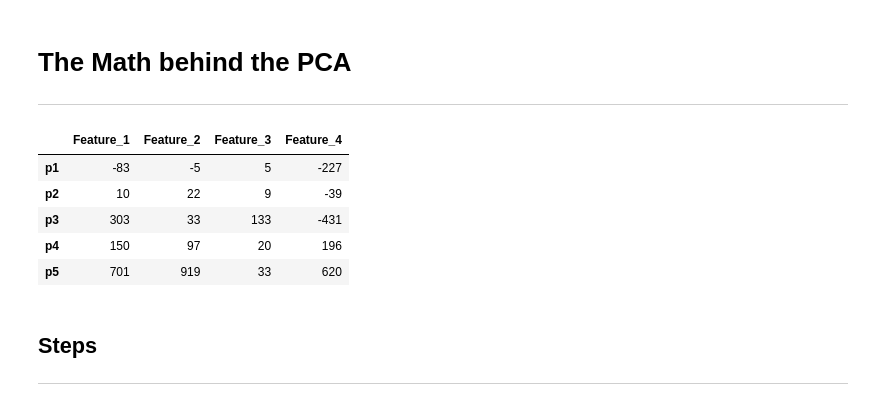
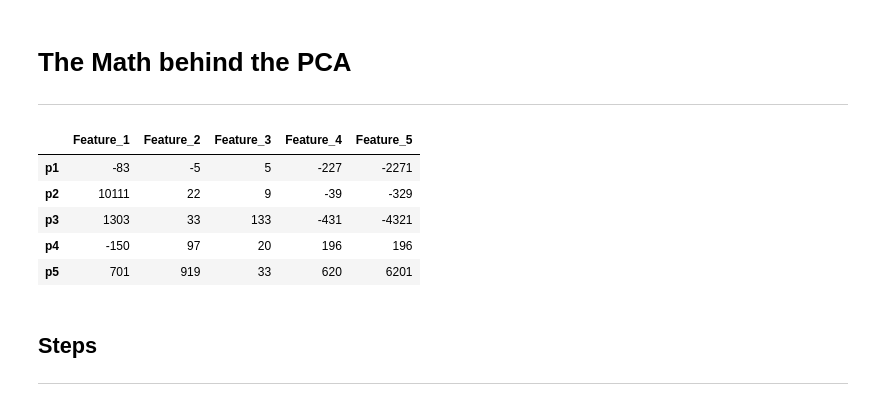
Before and after one commit to plamensve/Principal-Component-Analysis-from-Scratch, a Jupyter notebook: notebooks/math_behing_the_algo.ipynb, the cells around one changed output. Saved outputs shown, nothing was run; the diff lists cells and outputs as text; code cells hidden in the pictures.

```diff
--- a/notebooks/math_behing_the_algo.ipynb
+++ b/notebooks/math_behing_the_algo.ipynb
@@ -8,20 +8,21 @@ import matplotlib.pyplot as plt
 import numpy as np
 # %%
 data = pd.DataFrame({
-    'Feature_1': [-83, 10, 303, 150, 701],
+    'Feature_1': [-83, 10111, 1303, -150, 701],
     'Feature_2': [-5, 22, 33, 97, 919],
     'Feature_3': [5, 9, 133, 20, 33],
     'Feature_4': [-227, -39, -431, 196, 620],
+    'Feature_5': [-2271, -329, -4321, 196, 6201],
 }, index=['p1', 'p2', 'p3', 'p4', 'p5'])
 
 data
 # %% [output]
-|  | Feature_1 | Feature_2 | Feature_3 | Feature_4 |
-| p1 | -83 | -5 | 5 | -227 |
-| p2 | 10 | 22 | 9 | -39 |
-| p3 | 303 | 33 | 133 | -431 |
-| p4 | 150 | 97 | 20 | 196 |
-| p5 | 701 | 919 | 33 | 620 |
+|  | Feature_1 | Feature_2 | Feature_3 | Feature_4 | Feature_5 |
+| p1 | -83 | -5 | 5 | -227 | -2271 |
+| p2 | 10111 | 22 | 9 | -39 | -329 |
+| p3 | 1303 | 33 | 133 | -431 | -4321 |
+| p4 | -150 | 97 | 20 | 196 | 196 |
+| p5 | 701 | 919 | 33 | 620 | 6201 |
 # %% [markdown]
 ## Steps
 
```
Also changed, not shown: parts of 24 cells of this notebook.
